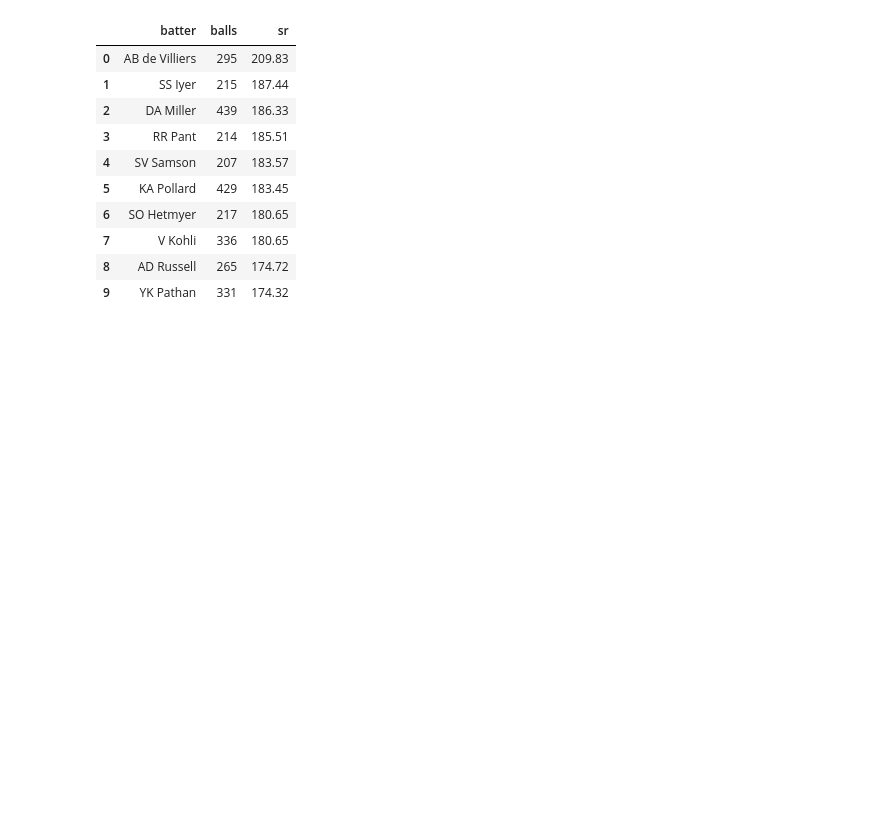
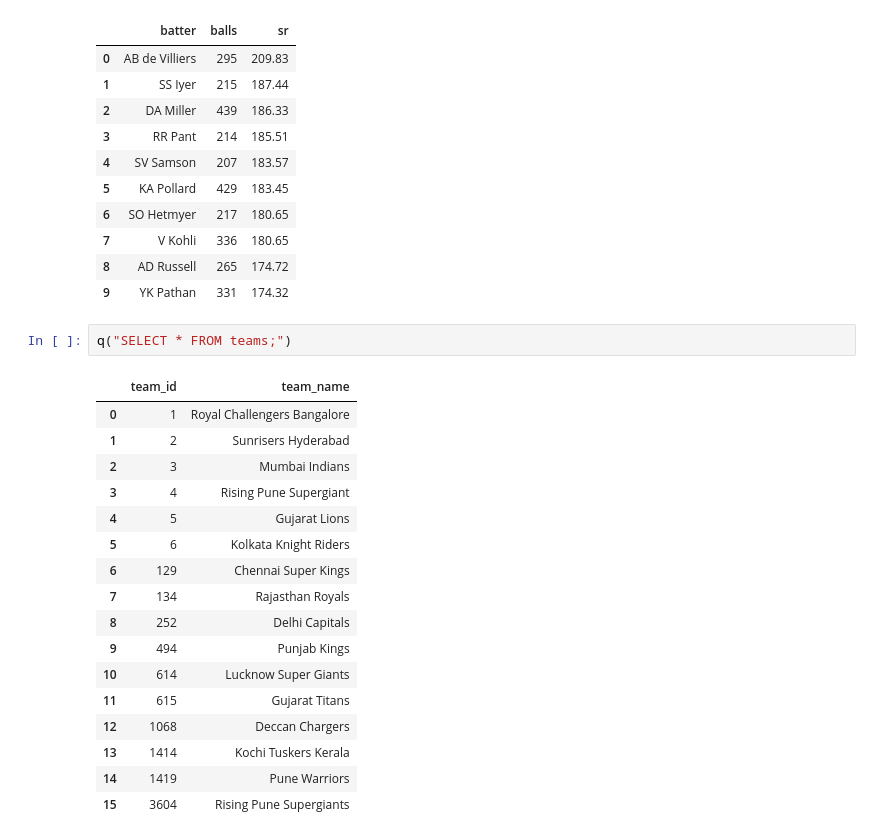
Before and after one commit to muhsinbca25dbi-lab/project3.1, a Jupyter notebook: notebooks/data analysis.ipynb, the cells around one changed output. Cells and saved outputs as stored; diff of their text form; blank space fills up the shorter version.

```diff
--- a/notebooks/data analysis.ipynb
+++ b/notebooks/data analysis.ipynb
@@ -1293,3 +1293,23 @@ limit 10;
 | 7 | V Kohli | 336 | 180.65 |
 | 8 | AD Russell | 265 | 174.72 |
 | 9 | YK Pathan | 331 | 174.32 |
+# %%
+q("SELECT * FROM teams;")
+# %% [output]
+|  | team_id | team_name |
+| 0 | 1 | Royal Challengers Bangalore |
+| 1 | 2 | Sunrisers Hyderabad |
+| 2 | 3 | Mumbai Indians |
+| 3 | 4 | Rising Pune Supergiant |
+| 4 | 5 | Gujarat Lions |
+| 5 | 6 | Kolkata Knight Riders |
+| 6 | 129 | Chennai Super Kings |
+| 7 | 134 | Rajasthan Royals |
+| 8 | 252 | Delhi Capitals |
+| 9 | 494 | Punjab Kings |
+| 10 | 614 | Lucknow Super Giants |
+| 11 | 615 | Gujarat Titans |
+| 12 | 1068 | Deccan Chargers |
+| 13 | 1414 | Kochi Tuskers Kerala |
+| 14 | 1419 | Pune Warriors |
+| 15 | 3604 | Rising Pune Supergiants |
```
Also changed, not shown: parts of 27 cells of this notebook, 7 other files.
